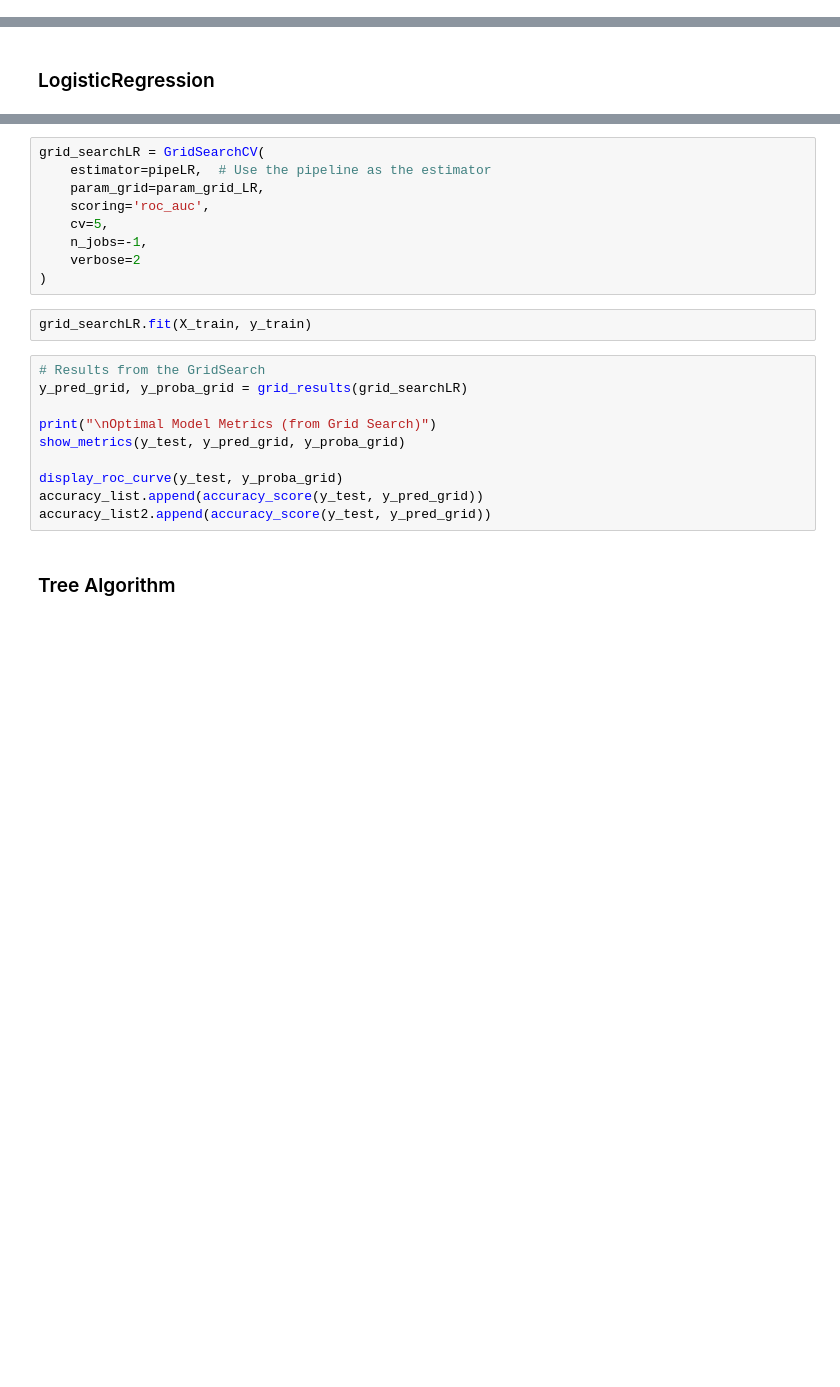
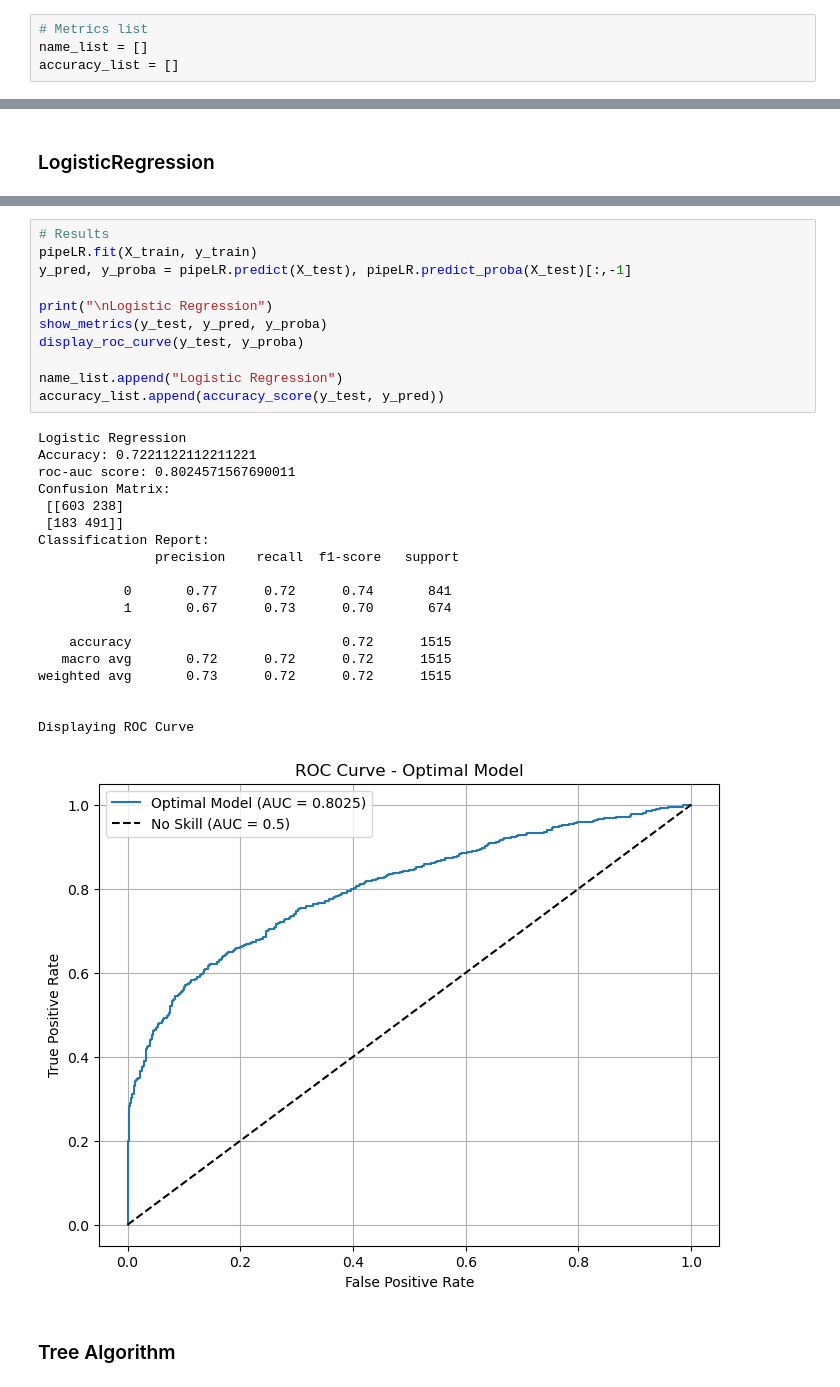
Before and after one commit to WANG-Lucas-sokko/ML_CCC, a Jupyter notebook: ML_CCC_project.ipynb, the cells around one changed output, grey strips where cells are left out. Cells and saved outputs as stored; diff of their text form; blank space fills up the shorter version.

```diff
--- a/ML_CCC_project.ipynb
+++ b/ML_CCC_project.ipynb
@@ -553,3 +590,7 @@ To establish the optimal configuration of our baseline models
+# %%
+# Metrics list
+name_list = []
+accuracy_list = []
 # %%
 # Function for pipeline
 
@@ -666,24 +687,34 @@ param_grid_LR = [
-# %%
-grid_searchLR = GridSearchCV(
-    estimator=pipeLR,  # Use the pipeline as the estimator
-    param_grid=param_grid_LR,
-    scoring='roc_auc',
-    cv=5,
-    n_jobs=-1,
-    verbose=2
-)
-# %%
-grid_searchLR.fit(X_train, y_train)
 # %%
-# Results from the GridSearch
-y_pred_grid, y_proba_grid = grid_results(grid_searchLR)
+# Results
+pipeLR.fit(X_train, y_train)
+y_pred, y_proba = pipeLR.predict(X_test), pipeLR.predict_proba(X_test)[:,-1]
 
-print("\nOptimal Model Metrics (from Grid Search)")
-show_metrics(y_test, y_pred_grid, y_proba_grid)
+print("\nLogistic Regression")
+show_metrics(y_test, y_pred, y_proba)
+display_roc_curve(y_test, y_proba)
 
-display_roc_curve(y_test, y_proba_grid)
-accuracy_list.append(accuracy_score(y_test, y_pred_grid))
-accuracy_list2.append(accuracy_score(y_test, y_pred_grid))
+name_list.append("Logistic Regression")
+accuracy_list.append(accuracy_score(y_test, y_pred))
+# %% [output]
+Logistic Regression
+Accuracy: 0.7221122112211221
+roc-auc score: 0.8024571567690011
+Confusion Matrix:
+ [[603 238]
+ [183 491]]
+Classification Report:
+               precision    recall  f1-score   support
+
+           0       0.77      0.72      0.74       841
+           1       0.67      0.73      0.70       674
+
+    accuracy                           0.72      1515
+   macro avg       0.72      0.72      0.72      1515
+weighted avg       0.73      0.72      0.72      1515
+
+
+Displaying ROC Curve
+[figure, added]
 # %% [markdown]
 ### Tree Algorithm
 # %%
```
Also changed, not shown: parts of 30 cells of this notebook.
